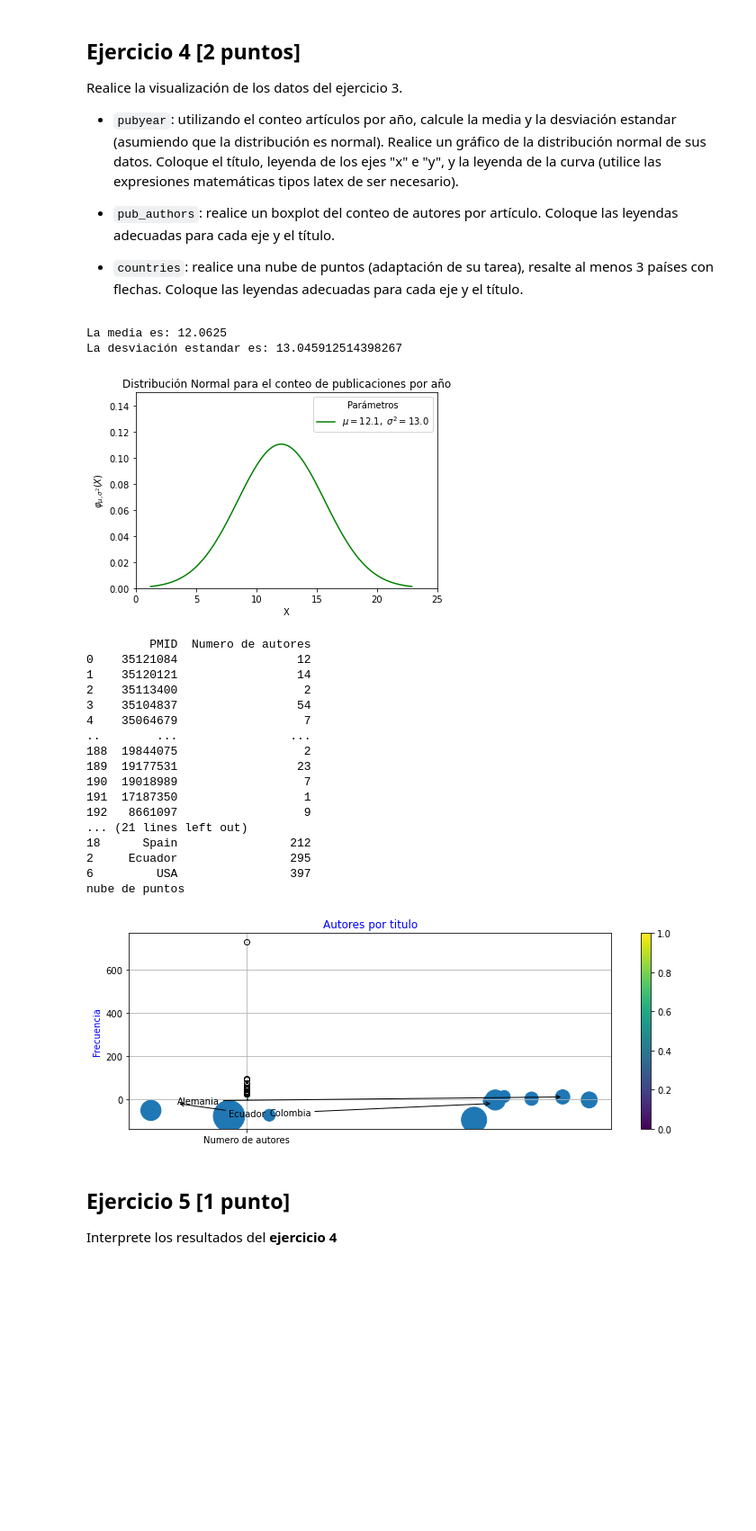
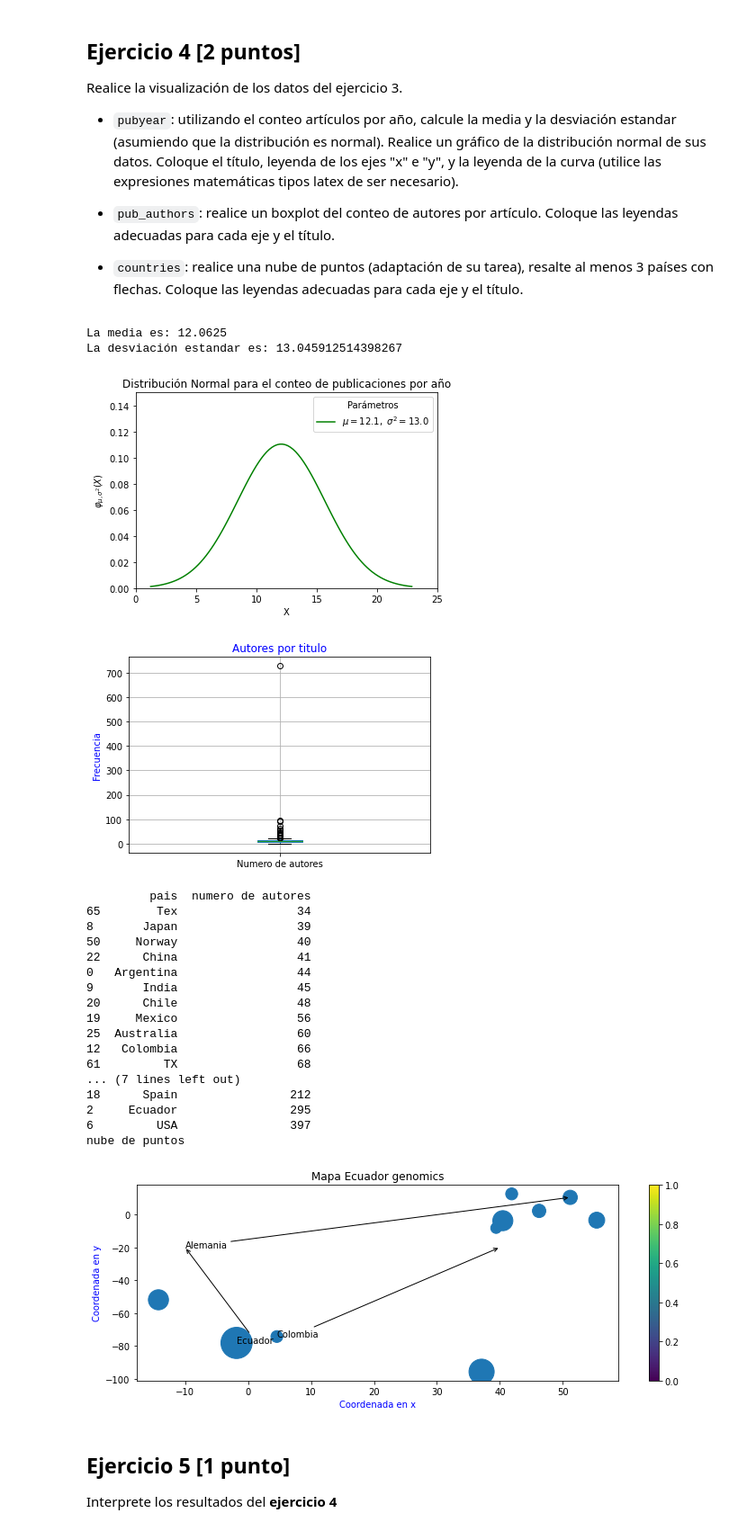
Before and after one commit to LeslieTaimal/GBI6_ExamenPython, a Jupyter notebook: 2021II_GBI6_ExamenParcialPython.ipynb, the cells around one changed output. Shown at 90% size. Saved outputs shown, nothing was run; the diff lists cells and outputs as text; code cells hidden in the pictures; blank space fills up the shorter version.

```diff
--- a/2021II_GBI6_ExamenParcialPython.ipynb
+++ b/2021II_GBI6_ExamenParcialPython.ipynb
@@ -144,13 +144,11 @@ Realice la visualización de los datos del ejercicio 3.
 # %%
 import numpy as np
 import matplotlib.pyplot as plt
-import matplotlib.mlab as mlab
 import math
 import seaborn as sns
 import pandas as pd
 import scipy.stats as stats
 import pandas as pd
-from collections import Counter
 #aqui se realiza el conteo de artículos por año
 freq = pub_year['Año de publicación'].value_counts()
 print ("La media es:",np.mean(freq))
@@ -179,56 +177,61 @@ plt.show()
 boxplot = pub_authors[0:800].boxplot(column=["Numero de autores"])
 plt.title('Autores por titulo', color="blue")
 plt.ylabel('Frecuencia', color="blue")
-print(pub_authors)
+plt.show()
 
 
 
 ##nube de puntos
 countries = countries.sort_values("numero de autores")
 paises_maximos = (countries[50:])
 print(paises_maximos)
 print ("nube de puntos")
 latitude = [4.570868, 41.87194, 39.399872, 46.227638, 51.165691, 55.378051, 40.463667, -14.235004, 37.09024, -1.831239  ]
 
 longitude = [-74.297333, 12.56738,-8.224454, 2.213749, 10.451526, -3.435973, -3.74922, -51.92528, -95.712891, -78.183406]
 
 repetitions = [173, 177, 143, 221, 253, 316, 499, 501, 784, 1206]
 plt.scatter(latitude, longitude, repetitions)
 plt.colorbar()
 ard = dict(arrowstyle="->")
 plt.annotate("Alemania", xy= (51.165691, 10.451526),
             xytext = (-10, -20), arrowprops = ard)
 plt.annotate("Colombia", xy= (40, -20),
             xytext = (4.570868, -74.297333), arrowprops = ard)
 plt.annotate("Ecuador", xy= (-10, -20),
             xytext = (-1.831239, -78.183406), arrowprops = ard)
 
 params = plt.gcf()
 plSize = params.get_size_inches()
 params.set_size_inches( (plSize[0] * 2, plSize[1] * 1) )
+plt.ylabel('')
+plt.title('Mapa Ecuador genomics')
+plt.xlabel('Coordenada en x', color="blue")
+plt.ylabel('Coordenada en y', color="blue")
 plt.show()
 # %% [output]
 La media es: 12.0625
 La desviación estandar es: 13.045912514398267
 [figure]
+[figure, new version]
-         PMID  Numero de autores
-0    35121084                 12
-1    35120121                 14
-2    35113400                  2
-3    35104837                 54
-4    35064679                  7
-..        ...                ...
-188  19844075                  2
-189  19177531                 23
-190  19018989                  7
-191  17187350                  1
-192   8661097                  9
-... (21 lines left out)
+         pais  numero de autores
+65        Tex                 34
+8       Japan                 39
+50     Norway                 40
+22      China                 41
+0   Argentina                 44
+9       India                 45
+20      Chile                 48
+19     Mexico                 56
+25  Australia                 60
+12   Colombia                 66
+61         TX                 68
+... (7 lines left out)
 18      Spain                212
 2     Ecuador                295
 6         USA                397
 nube de puntos
-[figure, old version]
+[figure, added]
 # %% [markdown]
 ## Ejercicio 5 [1 punto]
 
```
Also changed, not shown: parts of 3 cells of this notebook, 1 other file.
